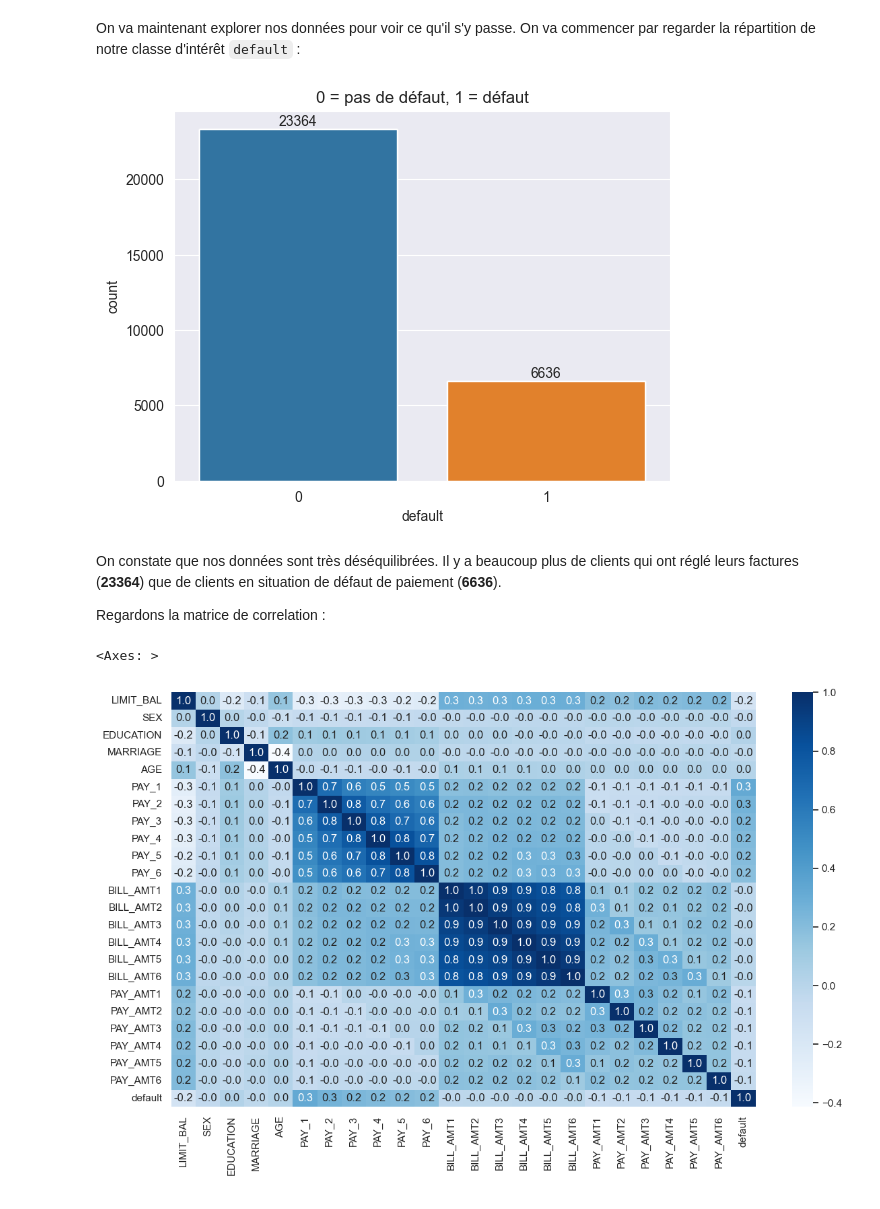
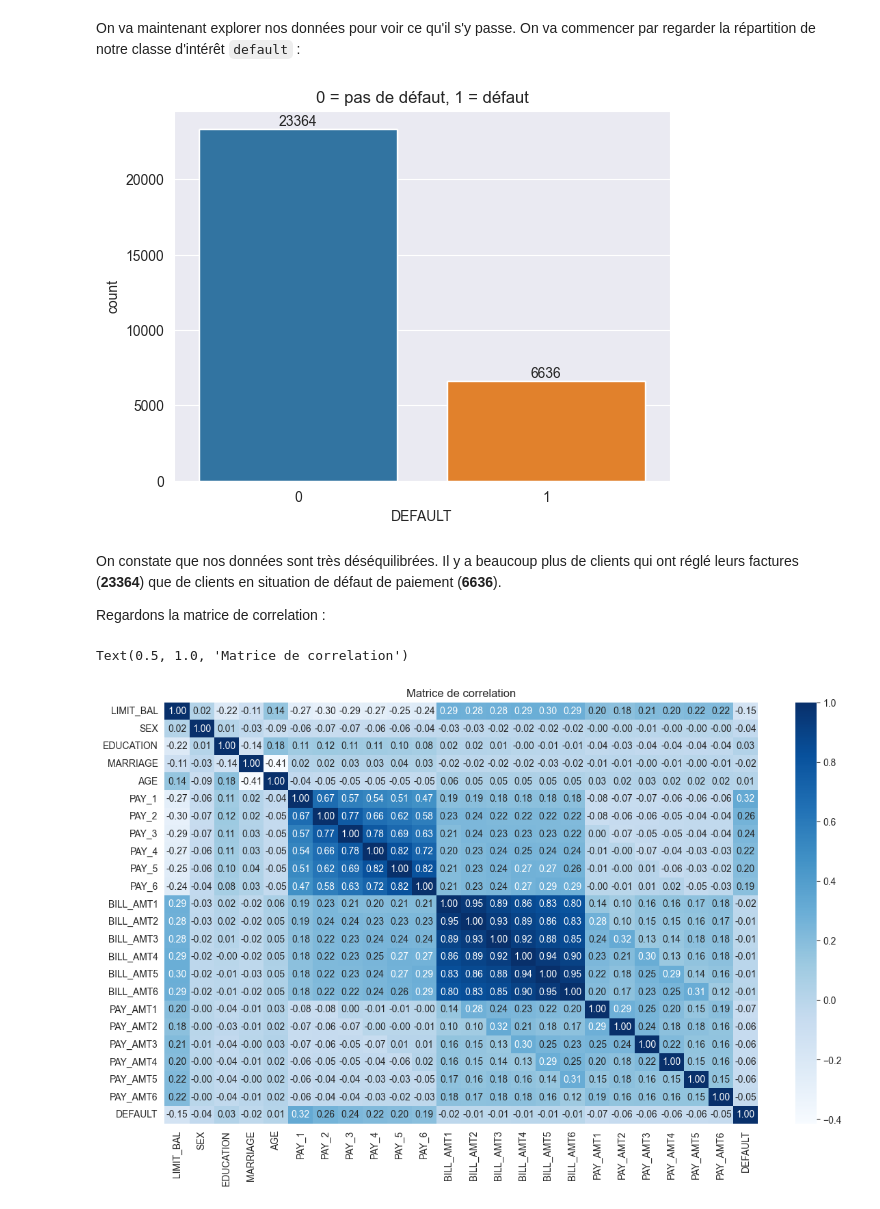
Before and after one commit to Alhern/defaults_prediction, a Jupyter notebook: credit_fraud.ipynb, the cells around one changed output. Saved outputs shown, nothing was run; the diff lists cells and outputs as text; code cells hidden in the pictures.

```diff
--- a/credit_fraud.ipynb
+++ b/credit_fraud.ipynb
@@ -96,11 +98,11 @@ On va maintenant explorer nos données pour voir ce qu'il s'y passe. On va comme
 import matplotlib.pyplot as plt
 import seaborn as sns
 
-sns.countplot(x='default', data=df).bar_label(sns.countplot(x='default', data=df).containers[0])
+sns.countplot(x='DEFAULT', data=df).bar_label(sns.countplot(x='DEFAULT', data=df).containers[0])
 plt.title('0 = pas de défaut, 1 = défaut')
 plt.show()
 # %% [output]
-[figure, old version]
+[figure, new version]
 # %% [markdown]
 On constate que nos données sont très déséquilibrées. Il y a beaucoup plus de clients qui ont réglé leurs factures (<b>23364</b>) que de clients en situation de défaut de paiement (<b>6636</b>).
 
@@ -109,8 +111,8 @@ Regardons la matrice de correlation :
 # %%
 corr = df.corr()
 plt.figure(figsize=(14, 8))
-sns.set_theme(style="white")
-sns.heatmap(corr, annot=True, fmt='.1f', cmap='Blues')
+sns.heatmap(corr, annot=True, fmt='.2f', cmap='Blues')
+plt.title('Matrice de correlation')
 # %% [output]
-<Axes: >
+Text(0.5, 1.0, 'Matrice de correlation')
-[figure, old version]
+[figure, new version]
```
Also changed, not shown: parts of 8 cells of this notebook, 1 other file.
